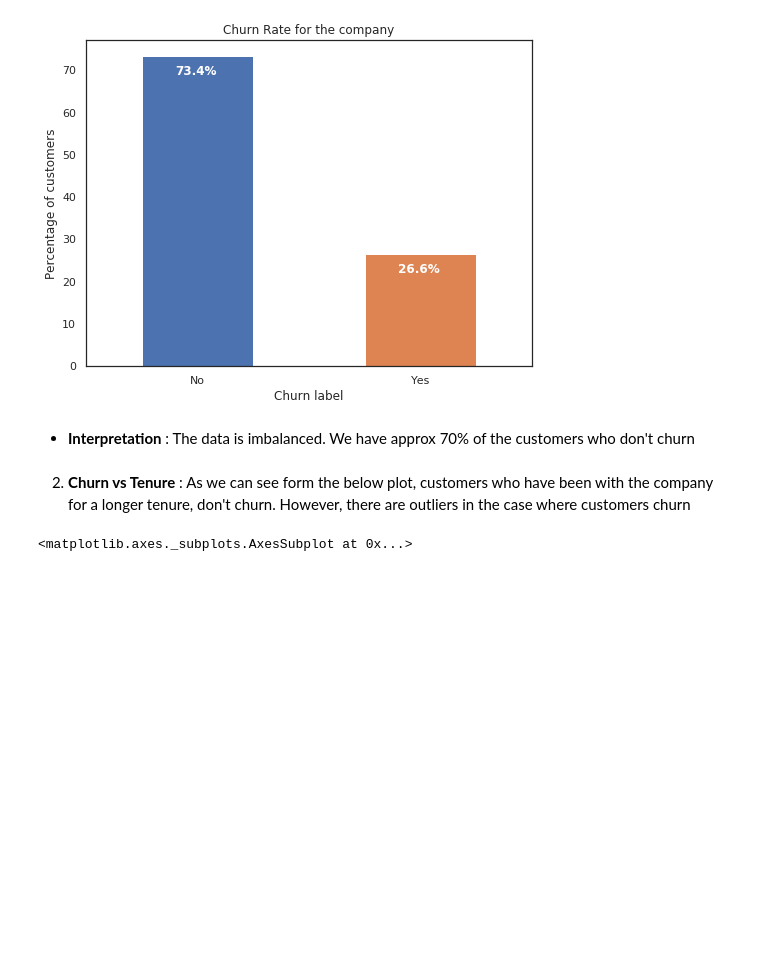
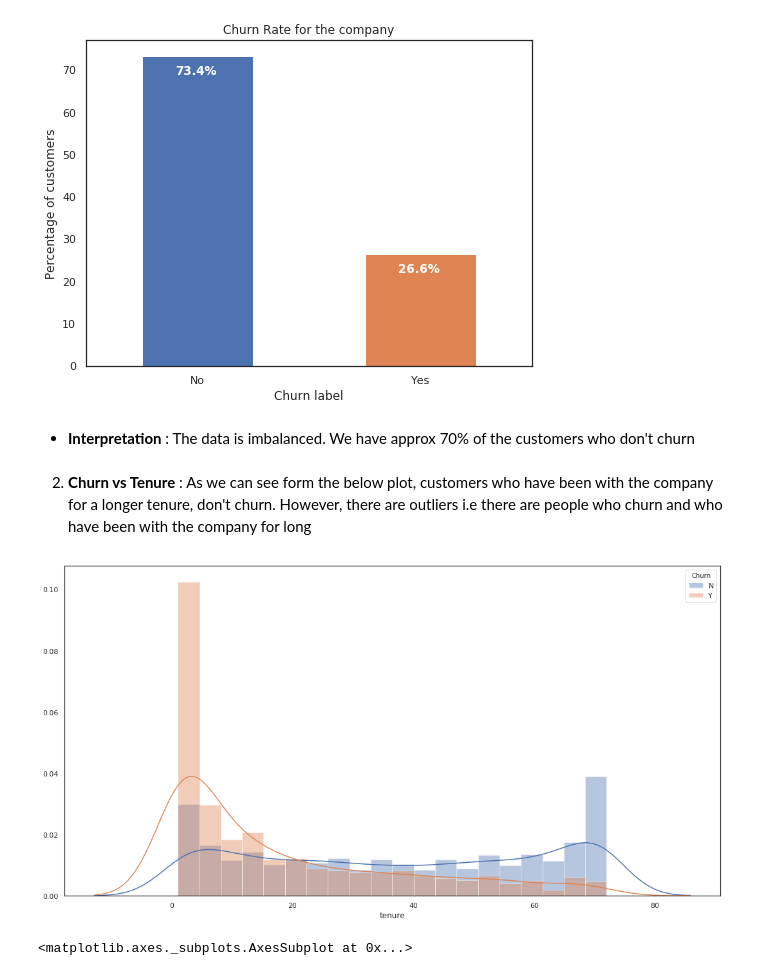
Before and after one commit to ysurs/Telco-Churn-prediction, a Jupyter notebook: telecom-churn-prediction.ipynb, the cells around one changed output. Drawn from its saved outputs; the diff is of its cells as text; code cells hidden in the pictures; blank space fills up the shorter version.

```diff
--- a/telecom-churn-prediction.ipynb
+++ b/telecom-churn-prediction.ipynb
@@ -375,7 +494,19 @@ Text(0.5,1,'Churn Rate for the company')
 # %% [markdown]
 * **Interpretation** : The data is imbalanced. We have approx 70% of the customers who don't churn
 # %% [markdown]
-2. **Churn vs Tenure** : As we can see form the below plot, customers who have been with the company for a longer tenure, don't churn. However, there are outliers in the case where customers churn
+2. **Churn vs Tenure** : As we can see form the below plot, customers who have been with the company for a longer tenure, don't churn. However, there are outliers i.e there are people who churn and who have been with the company for long
+# %%
+df_grouped = telecom_customer_data.groupby(by='Churn')
+fig, axes = plt.subplots(nrows=1, ncols=1, figsize=(15, 8))
+
+cols = ['tenure']
+sns.distplot(df_grouped.get_group('No')[cols[0]], bins=20, ax=axes, label='N')
+sns.distplot(df_grouped.get_group('Yes')[cols[0]], bins=20, ax=axes, label='Y')
+axes.legend(title='Churn')
+
+fig.tight_layout()
+# %% [output]
+[figure, added]
 # %%
 sns.boxplot(x = telecom_customer_data.Churn, y = telecom_customer_data.tenure)
 # %% [output]
```
Also changed, not shown: parts of 38 cells of this notebook.
